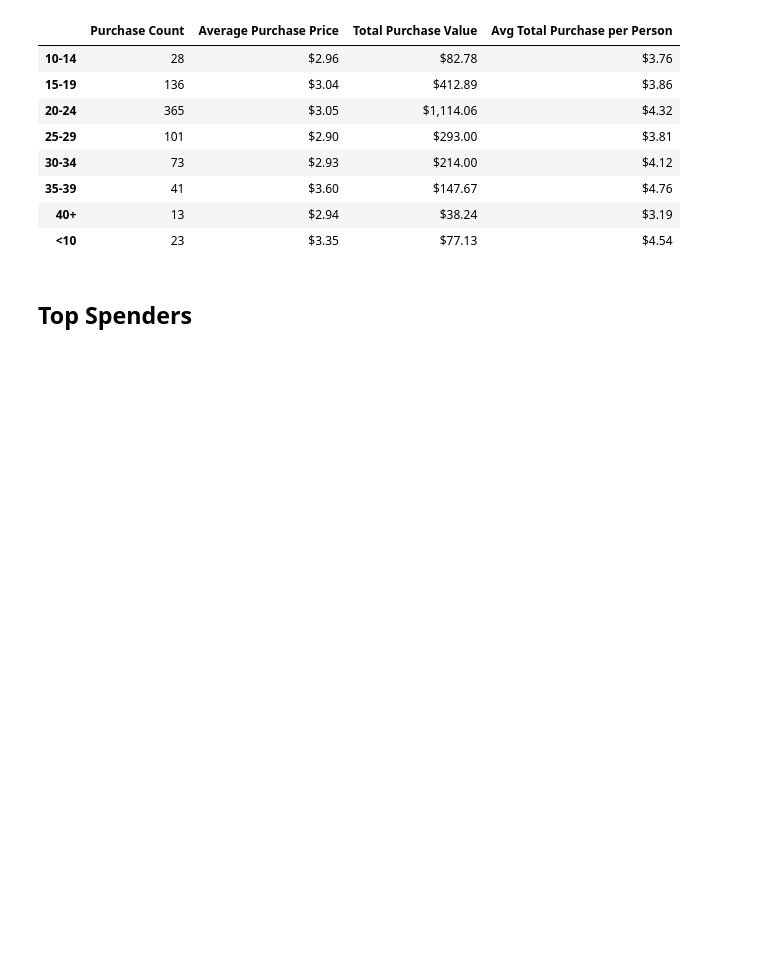
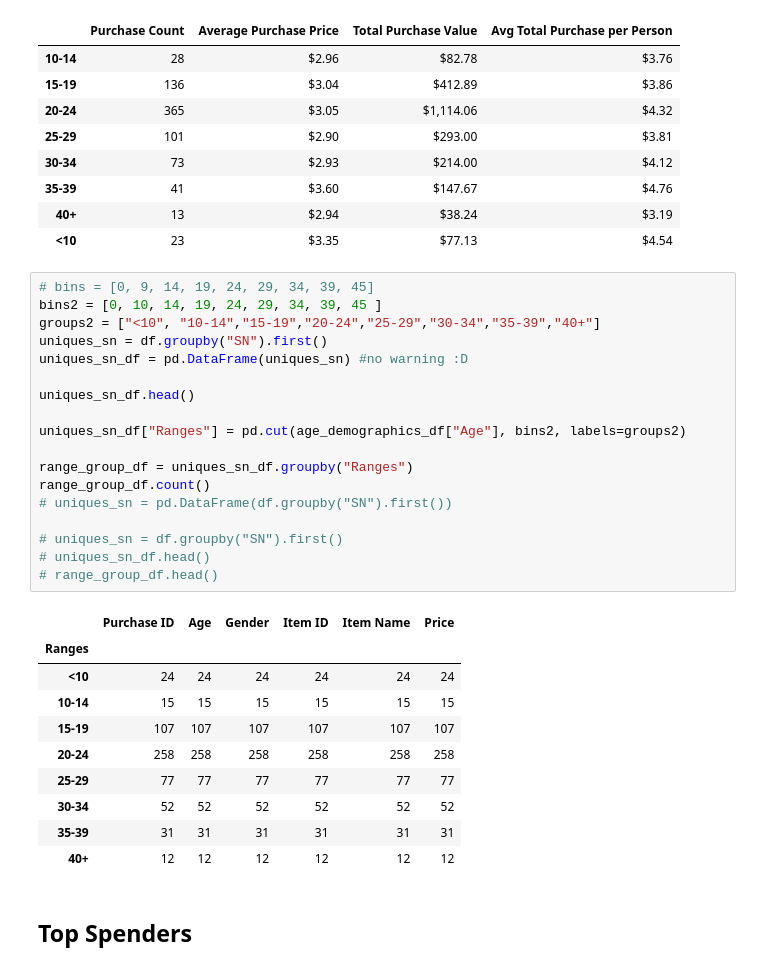
Before and after one commit to bellissima0419/HeroesOfPyMoli, a Jupyter notebook: HeroesOfPymoli_starter.ipynb, the cells around one changed output. Cells and saved outputs as stored; diff of their text form; blank space fills up the shorter version.

```diff
--- a/HeroesOfPymoli_starter.ipynb
+++ b/HeroesOfPymoli_starter.ipynb
@@ -237,6 +237,35 @@ groupped_ranges_df.rename(columns = {"Age": "Total Count"})
 | 35-39 | 41 | $3.60 | $147.67 | $4.76 |
 | 40+ | 13 | $2.94 | $38.24 | $3.19 |
 | <10 | 23 | $3.35 | $77.13 | $4.54 |
+# %%
+# bins = [0, 9, 14, 19, 24, 29, 34, 39, 45]
+bins2 = [0, 10, 14, 19, 24, 29, 34, 39, 45 ]
+groups2 = ["<10", "10-14","15-19","20-24","25-29","30-34","35-39","40+"]
+uniques_sn = df.groupby("SN").first()
+uniques_sn_df = pd.DataFrame(uniques_sn) #no warning :D
+
+uniques_sn_df.head()
+
+uniques_sn_df["Ranges"] = pd.cut(age_demographics_df["Age"], bins2, labels=groups2)
+
+range_group_df = uniques_sn_df.groupby("Ranges")
+range_group_df.count()
+# uniques_sn = pd.DataFrame(df.groupby("SN").first())
+
+# uniques_sn = df.groupby("SN").first()
+# uniques_sn_df.head()
+# range_group_df.head()
+# %% [output]
+|  | Purchase ID | Age | Gender | Item ID | Item Name | Price |
+| Ranges |  |  |  |  |  |  |
+| <10 | 24 | 24 | 24 | 24 | 24 | 24 |
+| 10-14 | 15 | 15 | 15 | 15 | 15 | 15 |
+| 15-19 | 107 | 107 | 107 | 107 | 107 | 107 |
+| 20-24 | 258 | 258 | 258 | 258 | 258 | 258 |
+| 25-29 | 77 | 77 | 77 | 77 | 77 | 77 |
+| 30-34 | 52 | 52 | 52 | 52 | 52 | 52 |
+| 35-39 | 31 | 31 | 31 | 31 | 31 | 31 |
+| 40+ | 12 | 12 | 12 | 12 | 12 | 12 |
 # %% [markdown]
 ## Top Spenders
 # %% [markdown]
```
